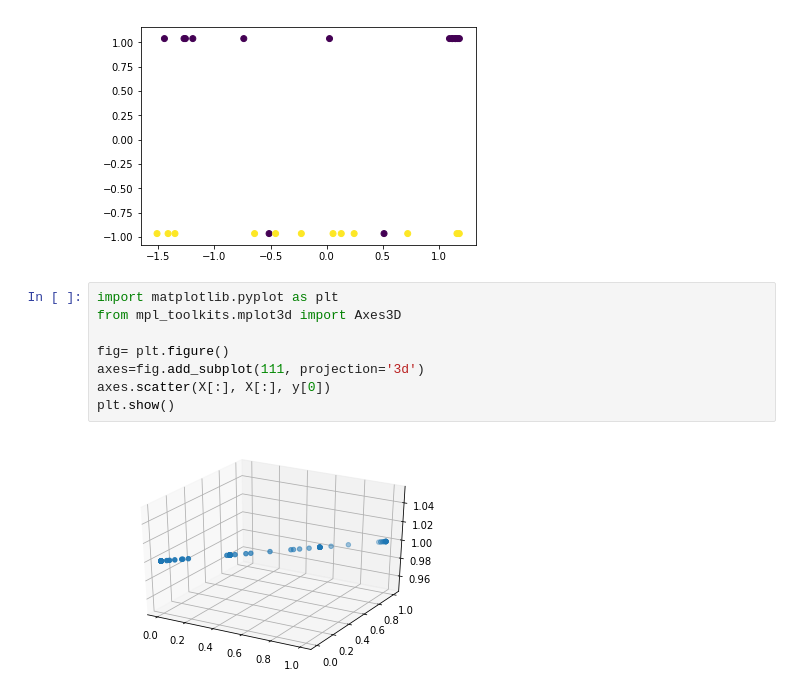
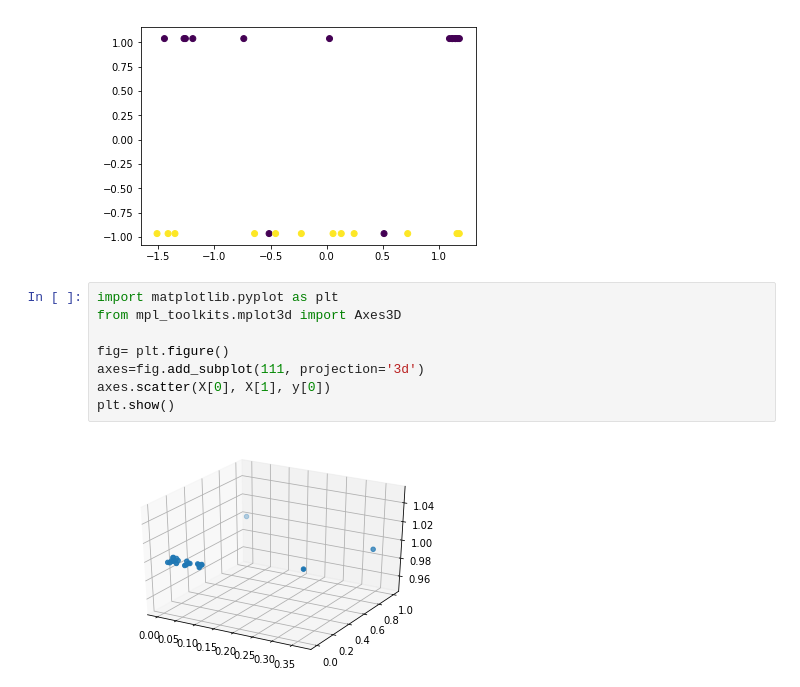
Before and after one commit to oliviapy960825/oliviapy960825.github.io, a Jupyter notebook: Assignments/6992_Project.ipynb, the cells around one changed output. Cells and saved outputs as stored; diff of their text form.

Commit message:
changed a graph

```diff
--- a/Assignments/6992_Project.ipynb
+++ b/Assignments/6992_Project.ipynb
@@ -474,10 +474,10 @@ plt.scatter(classifier._fit_X[:,0],classifier._fit_X[:,1],c=classifier._y)
 # %%
 import matplotlib.pyplot as plt
 from mpl_toolkits.mplot3d import Axes3D
 
 fig= plt.figure()
 axes=fig.add_subplot(111, projection='3d')
-axes.scatter(X[:], X[:], y[0])
+axes.scatter(X[0], X[1], y[0])
 plt.show()
 # %% [output]
-[figure, old version]
+[figure, new version]
```
Also changed, not shown: 2 other files.
